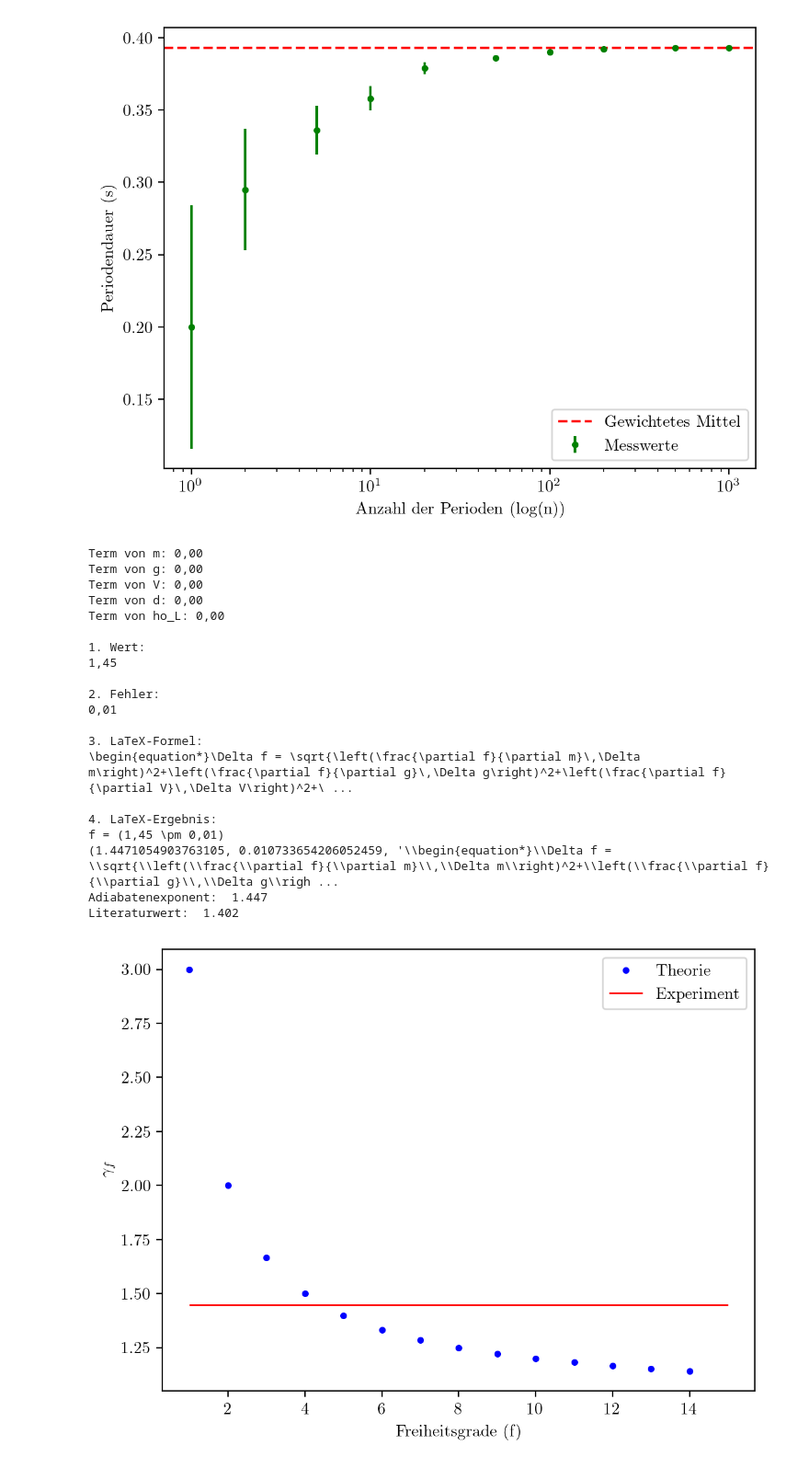
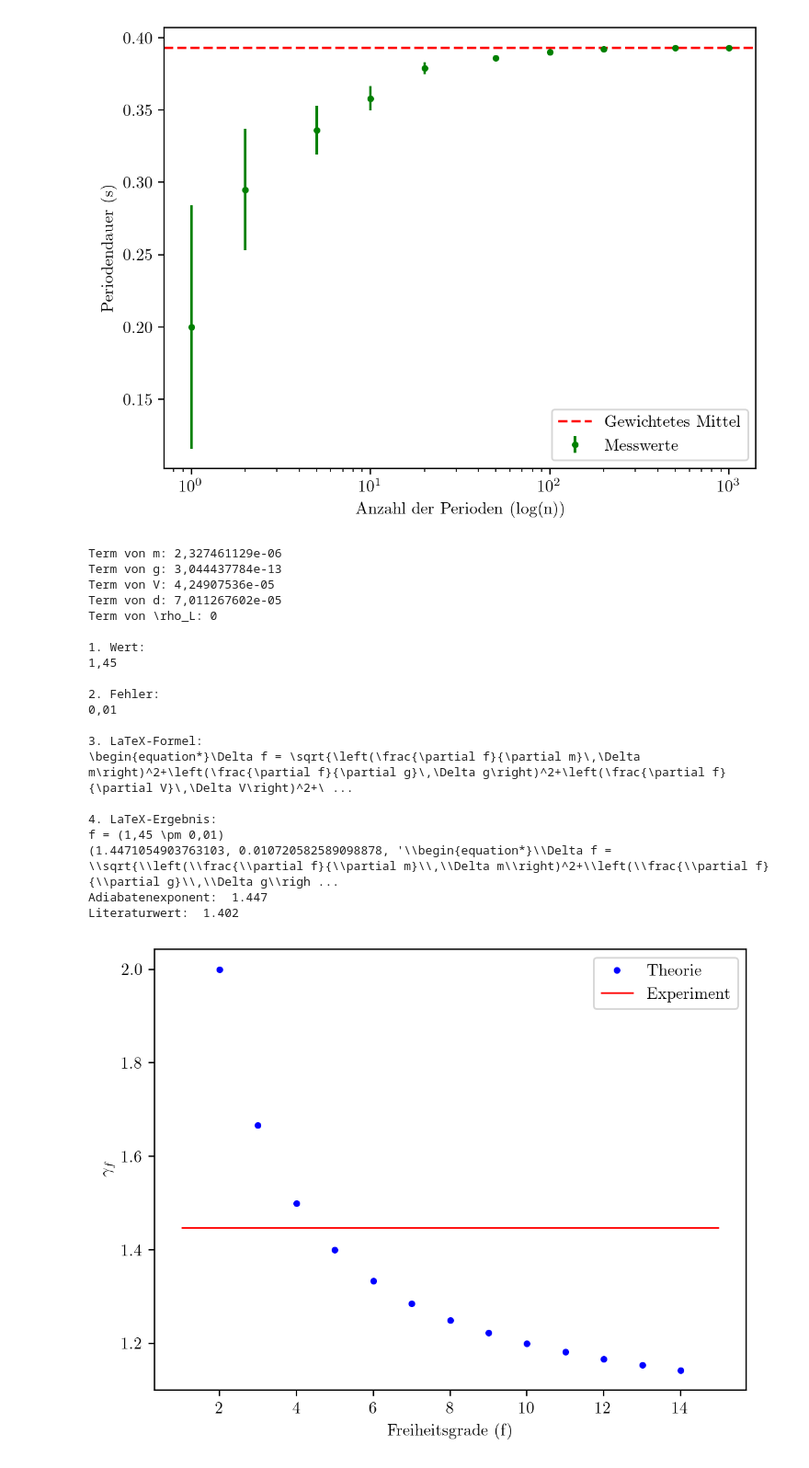
Before and after one commit to OGentner/AP1-Gruppe-143, a Jupyter notebook: V32_Auswertung.ipynb, the cells around one changed output. Shown at 92% size. Drawn from its saved outputs; the diff is of its cells as text; code cells hidden in the pictures.

```diff
--- a/V32_Auswertung.ipynb
+++ b/V32_Auswertung.ipynb
@@ -96,13 +94,16 @@ m = 5.67e-3
 g = 9.808
 V = 2220e-6
 d = 13.8e-3
+pL = 99050
+
 A = np.pi * (d/2)**2
-pL = 99050
 p = pL + (4*m*g)/(np.pi*d**2)
-kappa = (4 * np.pi**2 * m * V) / (A**2 * p * gewichtetes_mittel**2)
+kappa = (4 * np.pi**2 * m * V) / (A**2 * p * gewichtetes_mittel**2) # manuelle Berechnung
 
-sm, sg, sV, sd, spL = sp.symbols('m g V d \rho_L')
-kappa_f= (4 * np.pi**2 * sm * sV) / ((np.pi * (sd/2)**2)**2 * (pL + (4*m*g)/(np.pi*d**2)) * gewichtetes_mittel**2)
+# Gausfunktion zur Fehlerfortpflanzung
+sm, sg, sV, sd, spL = sp.symbols('m g V d \\rho_L')
+# kappa_f = (4 * np.pi**2 * sm * sV) / ((np.pi * (sd/2)**2)**2 * (pL + (4*m*g)/(np.pi*d**2)) * gewichtetes_mittel**2)
+kappa_f = ((64 * sm * sV)/(sd**4 * (pL + (4*sm*sg)/(np.pi*sd**2)) * gewichtetes_mittel**2))
 
 k = (gauss_error_values(
     kappa_f,
@@ -119,11 +120,11 @@ kappafehler = k[1]
 print("Adiabatenexponent: ", np.round(kappa, 3))
 print("Literaturwert: ", 1.402)
 # %% [output]
-Term von m: 0,00
-Term von g: 0,00
-Term von V: 0,00
-Term von d: 0,00
-Term von ho_L: 0,00
+Term von m: 2,327461129e-06
+Term von g: 3,044437784e-13
+Term von V: 4,24907536e-05
+Term von d: 7,011267602e-05
+Term von \rho_L: 0
 
 1. Wert:
 1,45
@@ -136,23 +137,23 @@ Term von ho_L: 0,00
 
 4. LaTeX-Ergebnis:
 f = (1,45 \pm 0,01)
-(1.4471054903763105, 0.010733654206052459, '\\begin{equation*}\\Delta f = \\sqrt{\\left(\\frac{\\partial f}{\\partial m}\\,\\Delta m\\right)^2+\\left(\\frac{\\partial f}{\\partial g}\\,\\Delta g\\righ ...
+(1.4471054903763103, 0.010720582589098878, '\\begin{equation*}\\Delta f = \\sqrt{\\left(\\frac{\\partial f}{\\partial m}\\,\\Delta m\\right)^2+\\left(\\frac{\\partial f}{\\partial g}\\,\\Delta g\\righ ...
 Adiabatenexponent:  1.447
 Literaturwert:  1.402
 # %%
 # gamma der Freiheitsgrade
-f = np.arange(1, 15)
+f = np.arange(2, 15)
 gammaf = (f+2)/f
 
 fig, ax = plt.subplots(dpi=200)
 ax.plot(f, gammaf, '.', label='Theorie', color='b', linewidth=1)
 ax.hlines(y=kappa, xmin=1, xmax=15, color='r', linestyle='-', label='Experiment', linewidth=1)
 ax.set_xlabel('Freiheitsgrade (f)')
 ax.set_ylabel('$\gamma_f$')
 ax.legend()
 plt.show()
 # %% [output]
-[figure, old version]
+[figure, new version]
 # %%
 # Diagramm |z| mit z = 2
 z = (abs(kappa - gammaf))/kappafehler
```
Also changed, not shown: parts of 3 cells of this notebook, 1 other file.
